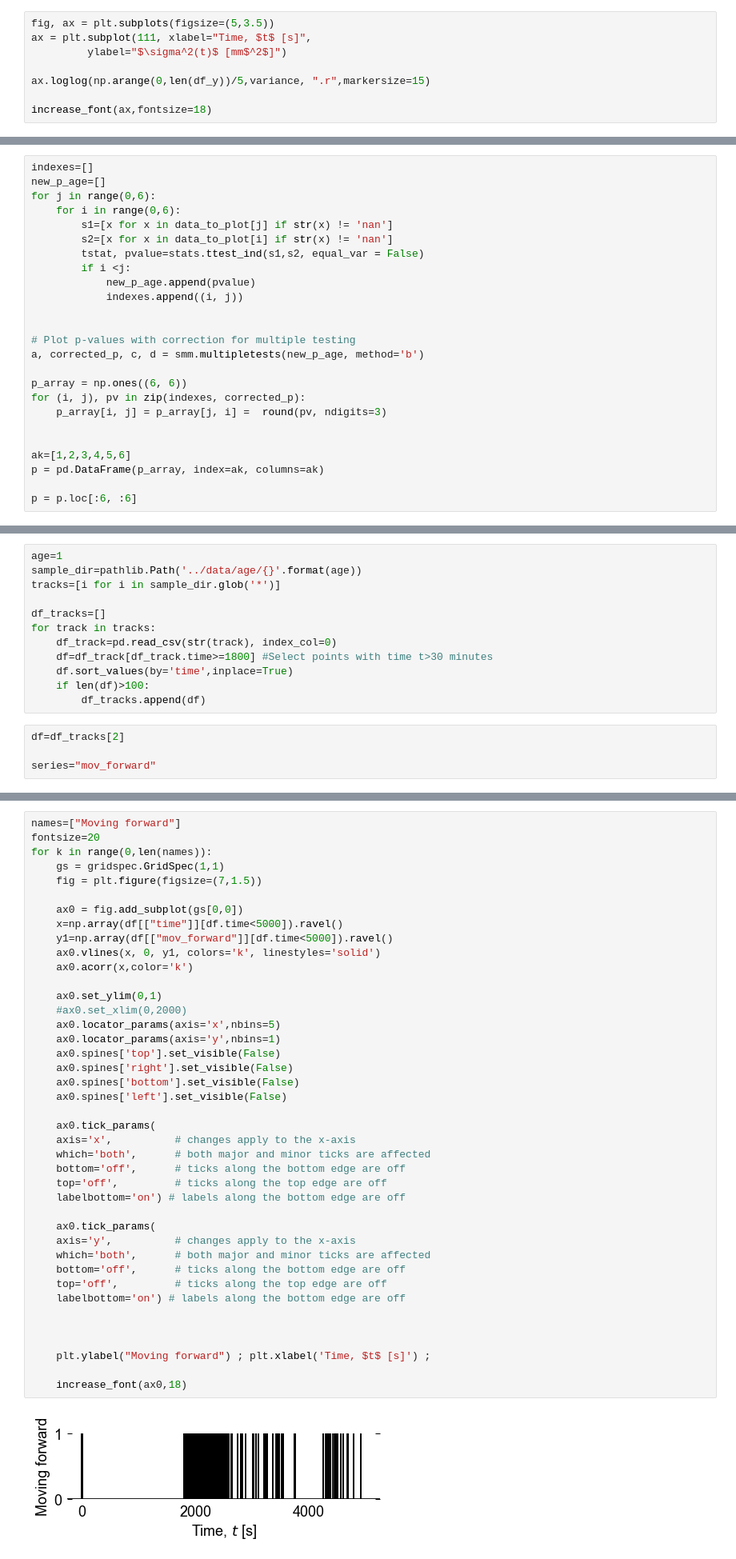
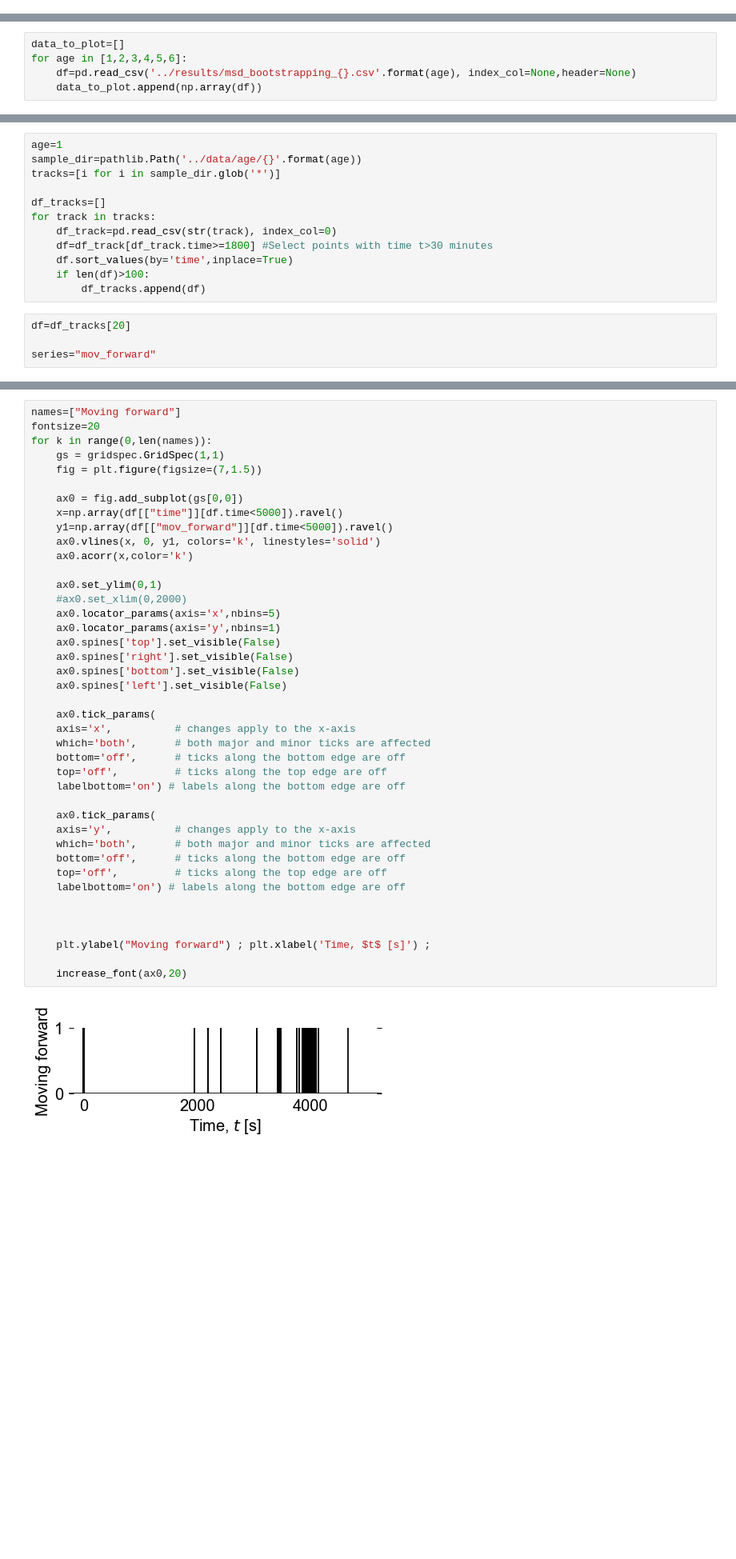
Before and after one commit to lgaalves/CelegansMotility, a Jupyter notebook: python/data_analysis.ipynb, the cells around one changed output, grey strips where cells are left out. Shown at 80% size. Cells and saved outputs as stored; diff of their text form; blank space fills up the shorter version.

```diff
--- a/python/data_analysis.ipynb
+++ b/python/data_analysis.ipynb
@@ -246,8 +317,0 @@ var_df.head()
-# %%
-fig, ax = plt.subplots(figsize=(5,3.5))
-ax = plt.subplot(111, xlabel="Time, $t$ [s]",
-         ylabel="$\sigma^2(t)$ [mm$^2$]")
-
-ax.loglog(np.arange(0,len(df_y))/5,variance, ".r",markersize=15)
-
-increase_font(ax,fontsize=18)
@@ -469,25 +453,0 @@ box_plot_age(data_plot)
-# %%
-indexes=[]
-new_p_age=[]
-for j in range(0,6):
-    for i in range(0,6):
-        s1=[x for x in data_to_plot[j] if str(x) != 'nan']
-        s2=[x for x in data_to_plot[i] if str(x) != 'nan']
-        tstat, pvalue=stats.ttest_ind(s1,s2, equal_var = False)
-        if i <j:
-            new_p_age.append(pvalue)
-            indexes.append((i, j))
-
-
-# Plot p-values with correction for multiple testing
-a, corrected_p, c, d = smm.multipletests(new_p_age, method='b')
-
-p_array = np.ones((6, 6))
-for (i, j), pv in zip(indexes, corrected_p):
-    p_array[i, j] = p_array[j, i] =  round(pv, ndigits=3)
-
-
-ak=[1,2,3,4,5,6]
-p = pd.DataFrame(p_array, index=ak, columns=ak)
-
-p = p.loc[:6, :6]
@@ -495,0 +454,5 @@ matrix_plot(p)
+# %%
+data_to_plot=[]
+for age in [1,2,3,4,5,6]:
+    df=pd.read_csv('../results/msd_bootstrapping_{}.csv'.format(age), index_col=None,header=None)
+    data_to_plot.append(np.array(df))
@@ -508,7 +503,7 @@ for track in tracks:
     if len(df)>100:
         df_tracks.append(df)
 # %%
-df=df_tracks[2]
+df=df_tracks[20]
 
 series="mov_forward"
 # %%
@@ -534,35 +529,35 @@ for k in range(0,len(names)):
     ax0.acorr(x,color='k')
 
     ax0.set_ylim(0,1)
     #ax0.set_xlim(0,2000)
     ax0.locator_params(axis='x',nbins=5)
     ax0.locator_params(axis='y',nbins=1)
     ax0.spines['top'].set_visible(False)
     ax0.spines['right'].set_visible(False)
     ax0.spines['bottom'].set_visible(False)
     ax0.spines['left'].set_visible(False)
 
     ax0.tick_params(
     axis='x',          # changes apply to the x-axis
     which='both',      # both major and minor ticks are affected
     bottom='off',      # ticks along the bottom edge are off
     top='off',         # ticks along the top edge are off
     labelbottom='on') # labels along the bottom edge are off
 
     ax0.tick_params(
     axis='y',          # changes apply to the x-axis
     which='both',      # both major and minor ticks are affected
     bottom='off',      # ticks along the bottom edge are off
     top='off',         # ticks along the top edge are off
     labelbottom='on') # labels along the bottom edge are off
 
 
 
     plt.ylabel("Moving forward") ; plt.xlabel('Time, $t$ [s]') ;
 
-    increase_font(ax0,18)
+    increase_font(ax0,20)
 # %% [output]
-[figure, old version]
+[figure, new version]
 # %%
 U=timeseriestoeventtimes(df,series)
 r, N =nbox_boxsize(U,number_of_sizes=20)
```
Also changed, not shown: parts of 90 cells of this notebook, 1 other file.
